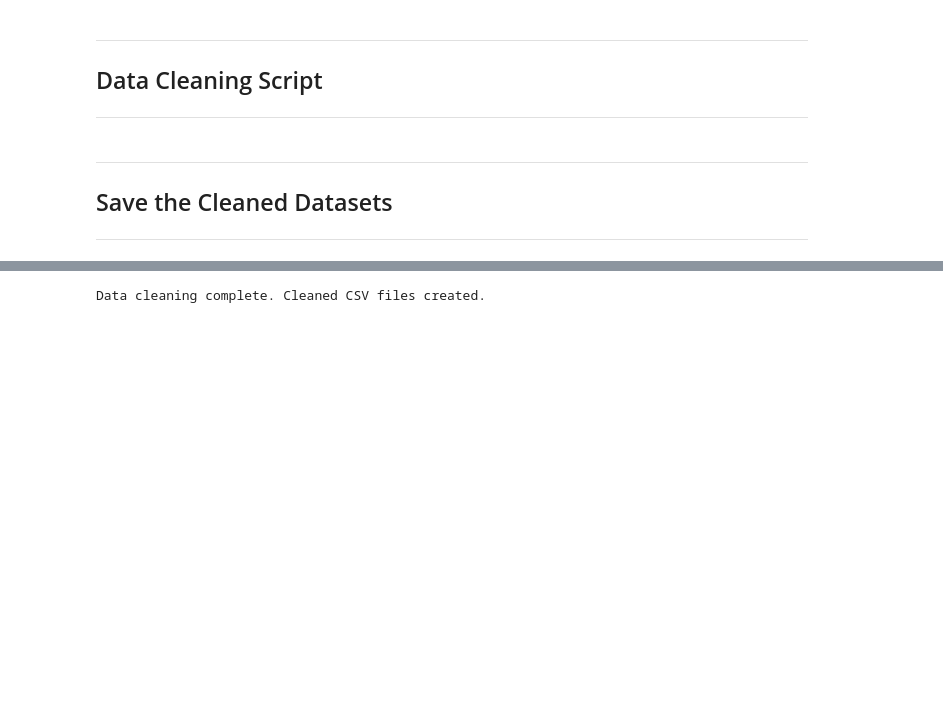
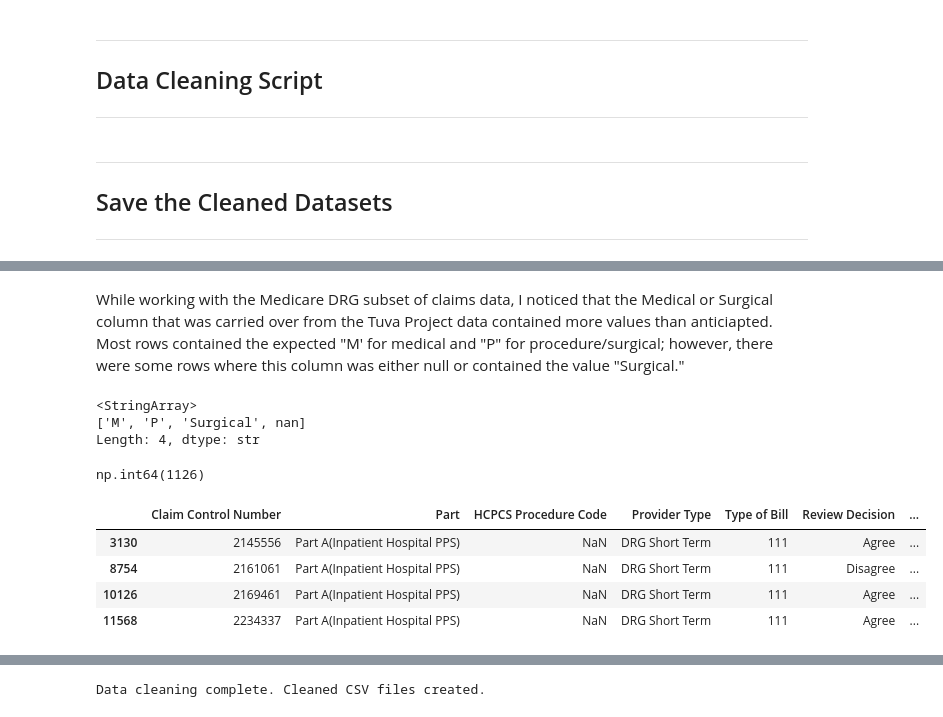
Before and after one commit to nicolerileyprofessional/CERT-cleaning-python-script, a Jupyter notebook: Cleaning_script_notebook.ipynb, the cells around one changed output, grey strips where cells are left out. Saved outputs shown, nothing was run; the diff lists cells and outputs as text; code cells hidden in the pictures; blank space fills up the shorter version.

```diff
--- a/Cleaning_script_notebook.ipynb
+++ b/Cleaning_script_notebook.ipynb
@@ -270,0 +298,20 @@ DRG_subset_df.to_csv("cleaned_data_DRG_sub.csv", index=False)
+# %% [markdown]
+While working with the Medicare DRG subset of claims data, I noticed that the Medical or Surgical column that was carried over from the Tuva Project data contained more values than anticiapted. Most rows contained the expected "M' for medical and "P" for procedure/surgical; however, there were some rows where this column was either null or contained the value "Surgical."
+# %%
+DRG_subset_df['Medical or Surgical'].unique()
+# %% [output]
+<StringArray>
+['M', 'P', 'Surgical', nan]
+Length: 4, dtype: str
+# %%
+(DRG_subset_df['Medical or Surgical'] == 'Surgical').sum()
+# %% [output]
+np.int64(1126)
+# %%
+DRG_subset_df[DRG_subset_df['Medical or Surgical'].isnull()]
+# %% [output]
+|  | Claim Control Number | Part | HCPCS Procedure Code | Provider Type | Type of Bill | Review Decision | ... |
+| 3130 | 2145556 | Part A(Inpatient Hospital PPS) | NaN | DRG Short Term | 111 | Agree | ... |
+| 8754 | 2161061 | Part A(Inpatient Hospital PPS) | NaN | DRG Short Term | 111 | Disagree | ... |
+| 10126 | 2169461 | Part A(Inpatient Hospital PPS) | NaN | DRG Short Term | 111 | Agree | ... |
+| 11568 | 2234337 | Part A(Inpatient Hospital PPS) | NaN | DRG Short Term | 111 | Agree | ... |
```
Also changed, not shown: parts of 24 cells of this notebook.
